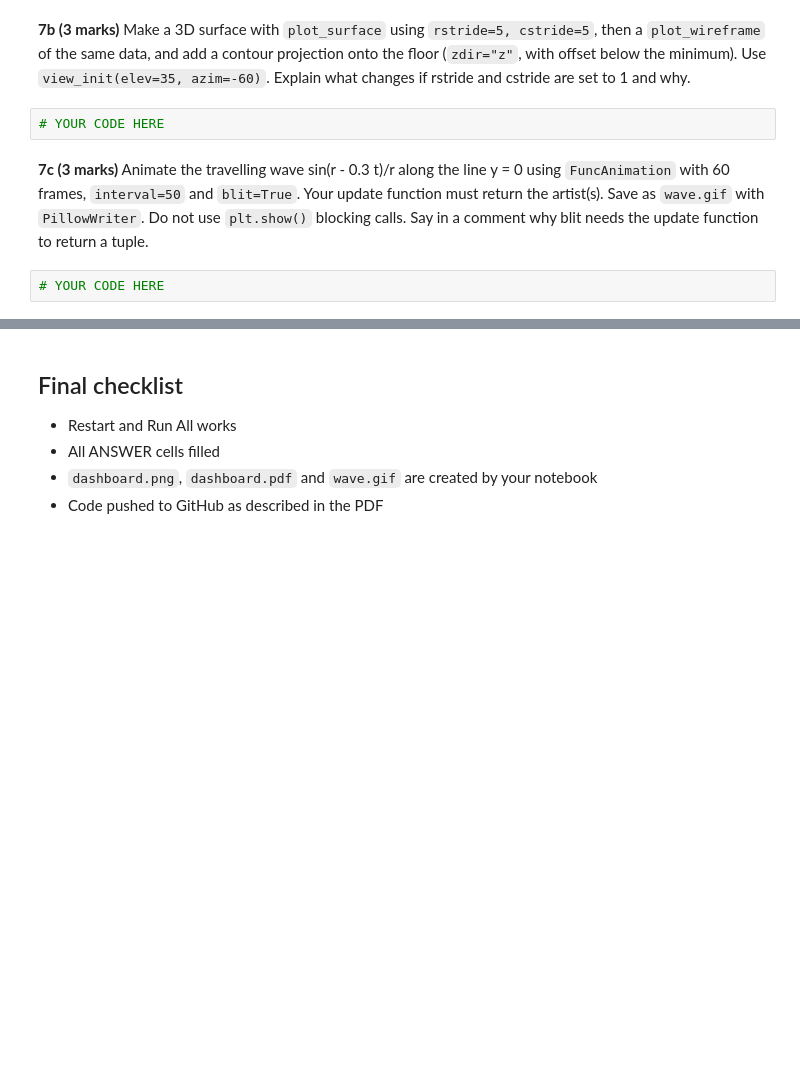
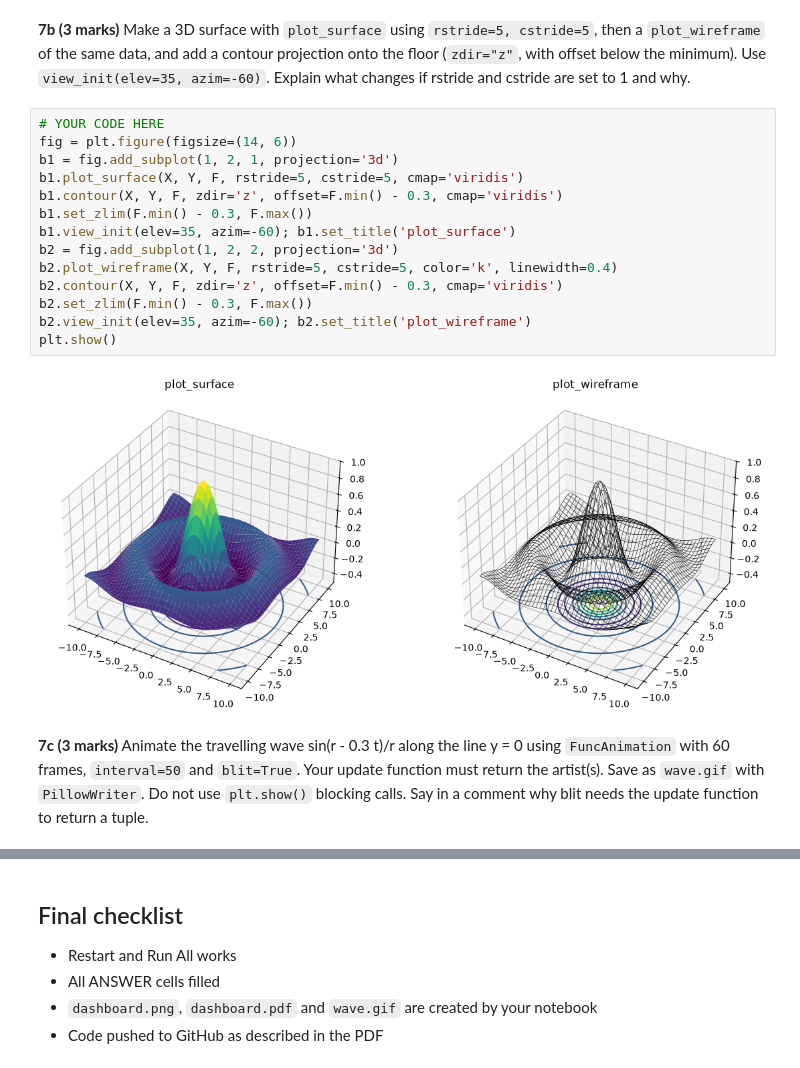
Before and after one commit to hashamasim62/PAI_A3_25F-0117, a Jupyter notebook: Assignment3_Programming_for_AI.ipynb, the cells around one changed output, grey strips where cells are left out. Saved outputs shown, nothing was run; the diff lists cells and outputs as text; blank space fills up the shorter version.

```diff
--- a/Assignment3_Programming_for_AI.ipynb
+++ b/Assignment3_Programming_for_AI.ipynb
@@ -327,8 +671,20 @@ Let f(x, y) = sin(r) / r with r = sqrt(x^2 + y^2) on x, y in [-10, 10].
 # %% [markdown]
 **7b (3 marks)** Make a 3D surface with `plot_surface` using `rstride=5, cstride=5`, then a `plot_wireframe` of the same data, and add a contour projection onto the floor (`zdir="z"`, with offset below the minimum). Use `view_init(elev=35, azim=-60)`. Explain what changes if rstride and cstride are set to 1 and why.
-# %%
-# YOUR CODE HERE
+# %%
+# YOUR CODE HERE
+fig = plt.figure(figsize=(14, 6))
+b1 = fig.add_subplot(1, 2, 1, projection='3d')
+b1.plot_surface(X, Y, F, rstride=5, cstride=5, cmap='viridis')
+b1.contour(X, Y, F, zdir='z', offset=F.min() - 0.3, cmap='viridis')
+b1.set_zlim(F.min() - 0.3, F.max())
+b1.view_init(elev=35, azim=-60); b1.set_title('plot_surface')
+b2 = fig.add_subplot(1, 2, 2, projection='3d')
+b2.plot_wireframe(X, Y, F, rstride=5, cstride=5, color='k', linewidth=0.4)
+b2.contour(X, Y, F, zdir='z', offset=F.min() - 0.3, cmap='viridis')
+b2.set_zlim(F.min() - 0.3, F.max())
+b2.view_init(elev=35, azim=-60); b2.set_title('plot_wireframe')
+plt.show()
+# %% [output]
+[figure, added]
 # %% [markdown]
 **7c (3 marks)** Animate the travelling wave sin(r - 0.3 t)/r along the line y = 0 using `FuncAnimation` with 60 frames, `interval=50` and `blit=True`. Your update function must return the artist(s). Save as `wave.gif` with `PillowWriter`. Do not use `plt.show()` blocking calls. Say in a comment why blit needs the update function to return a tuple.
-# %%
-# YOUR CODE HERE
```
Also changed, not shown: parts of 30 cells of this notebook, 3 other files.
